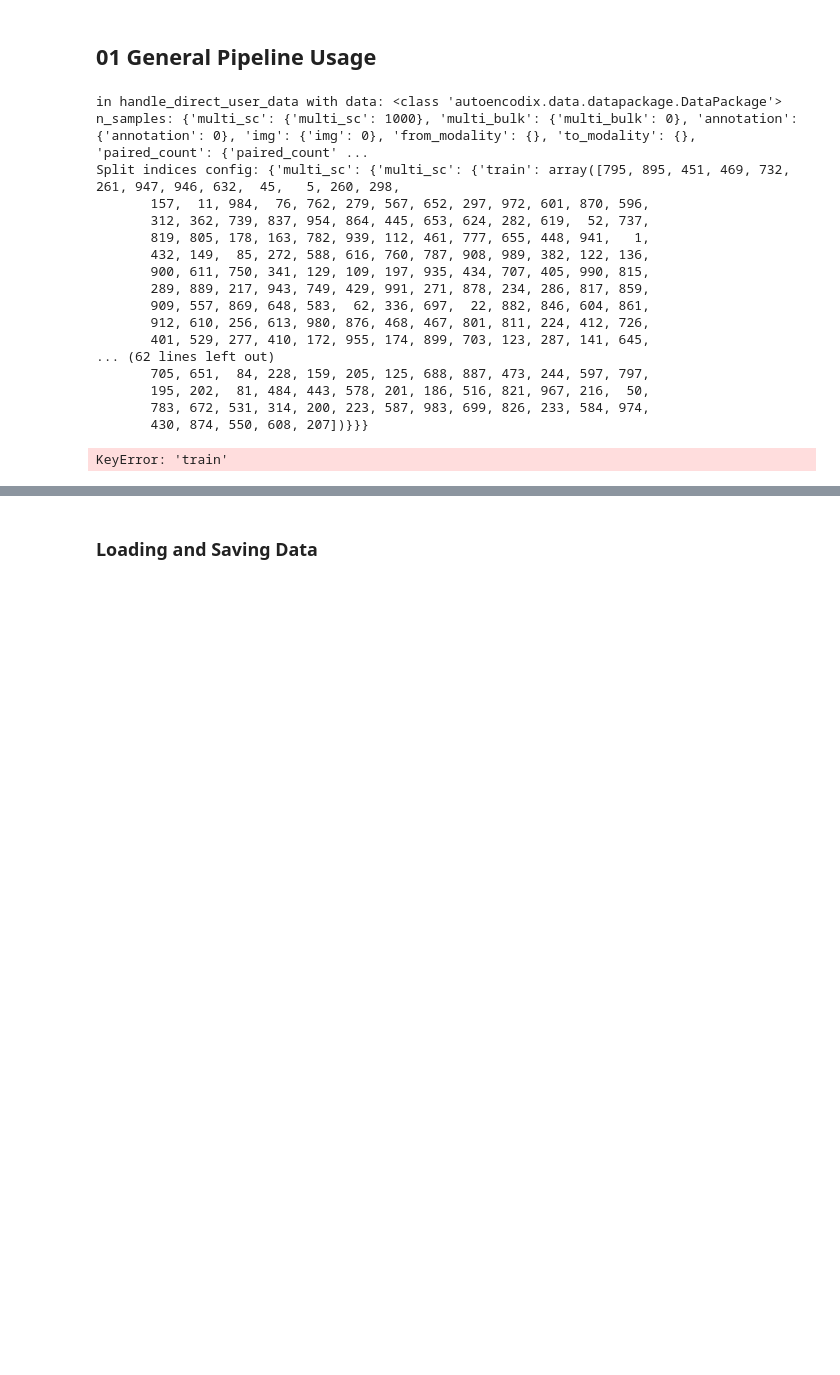
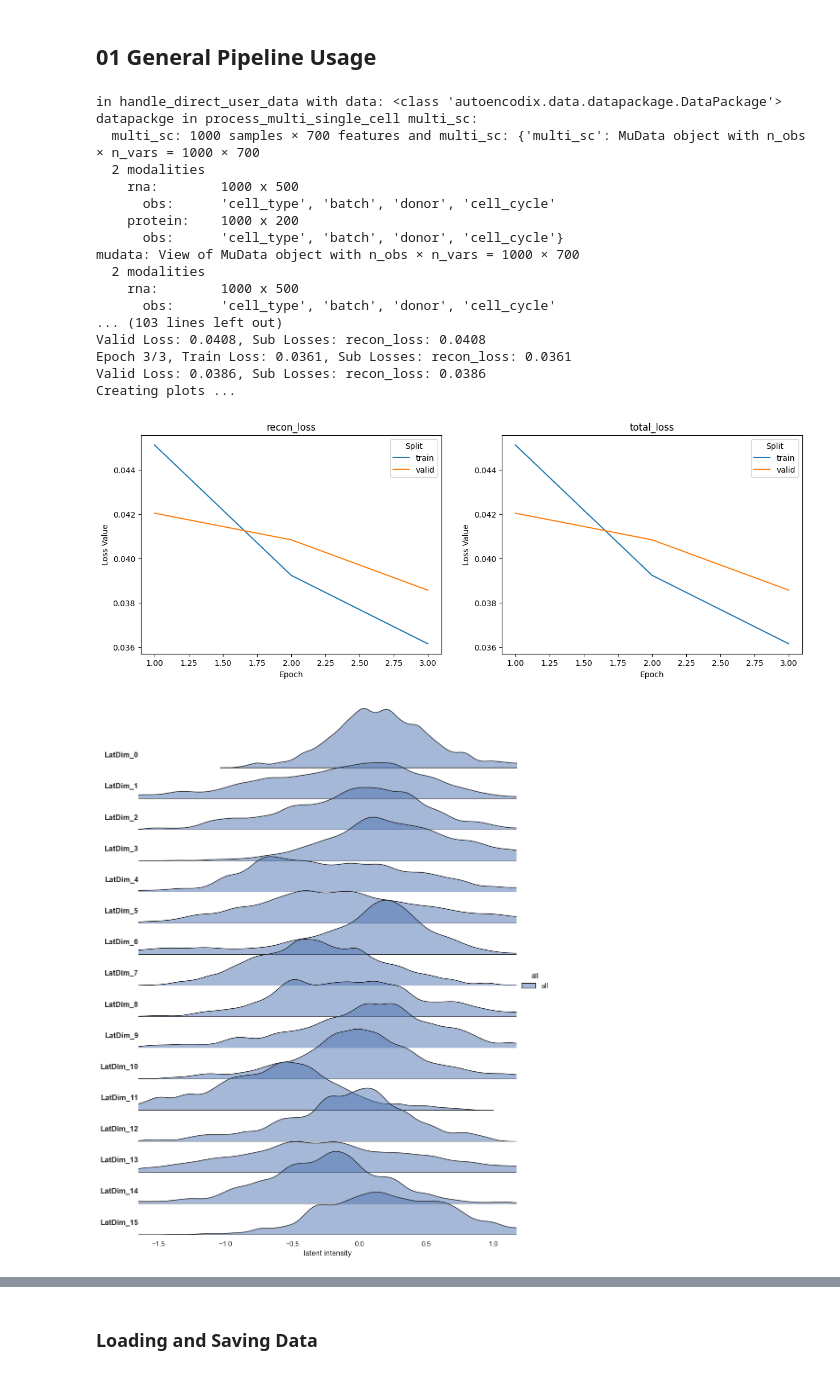
Before and after one commit to jan-forest/autoencodix_package, a Jupyter notebook: notebooks/0.0-mj-sandbox.ipynb, the cells around one changed output, grey strips where cells are left out. Saved outputs shown, nothing was run; the diff lists cells and outputs as text; code cells hidden in the pictures; blank space fills up the shorter version.

Commit message:
added config params for annealing and first draft of annealer class, refactored passing of ontologies, fixed mutable arguments in constructor

```diff
--- a/notebooks/0.0-mj-sandbox.ipynb
+++ b/notebooks/0.0-mj-sandbox.ipynb
@@ -37,36 +37,6 @@ raw_sc = EXAMPLE_MULTI_SC
 # %%
 import autoencodix as acx
 from autoencodix.utils.default_config import DefaultConfig, DataCase
-# %%
-config = DefaultConfig(data_case=DataCase.MULTI_SINGLE_CELL)
-van = acx.Vanillix(user_data=raw_sc, config=config)
-# ------------------------------------------------
-### DATA PROCESSING ### --------------------------
-# job of old make data
-# populates self._datasets attribute with torch dataset
-# (important for training with dataloader)
-# possible to pass a custom Config object, or keyword arguments
-van.preprocess()
-#
-# %% [output]
-in handle_direct_user_data with data: <class 'autoencodix.data.datapackage.DataPackage'>
-n_samples: {'multi_sc': {'multi_sc': 1000}, 'multi_bulk': {'multi_bulk': 0}, 'annotation': {'annotation': 0}, 'img': {'img': 0}, 'from_modality': {}, 'to_modality': {}, 'paired_count': {'paired_count' ...
-Split indices config: {'multi_sc': {'multi_sc': {'train': array([795, 895, 451, 469, 732, 261, 947, 946, 632,  45,   5, 260, 298,
-       157,  11, 984,  76, 762, 279, 567, 652, 297, 972, 601, 870, 596,
-       312, 362, 739, 837, 954, 864, 445, 653, 624, 282, 619,  52, 737,
-       819, 805, 178, 163, 782, 939, 112, 461, 777, 655, 448, 941,   1,
-       432, 149,  85, 272, 588, 616, 760, 787, 908, 989, 382, 122, 136,
-       900, 611, 750, 341, 129, 109, 197, 935, 434, 707, 405, 990, 815,
-       289, 889, 217, 943, 749, 429, 991, 271, 878, 234, 286, 817, 859,
-       909, 557, 869, 648, 583,  62, 336, 697,  22, 882, 846, 604, 861,
-       912, 610, 256, 613, 980, 876, 468, 467, 801, 811, 224, 412, 726,
-       401, 529, 277, 410, 172, 955, 174, 899, 703, 123, 287, 141, 645,
-... (62 lines left out)
-       705, 651,  84, 228, 159, 205, 125, 688, 887, 473, 244, 597, 797,
-       195, 202,  81, 484, 443, 578, 201, 186, 516, 821, 967, 216,  50,
-       783, 672, 531, 314, 200, 223, 587, 983, 699, 826, 233, 584, 974,
-       430, 874, 550, 608, 207])}}}
-KeyError: 'train'
 # %%
 #### --------------------------------------------
 ### INITIALIZATION ### --------------------------
@@ -75,7 +45,7 @@ KeyError: 'train'
 # data should be a numpy array, pandas dataframe or AnnData object
 # possible to pass a custom Config object
 config = DefaultConfig(data_case=DataCase.MULTI_SINGLE_CELL)
-van = acx.Vanillix(user_data=raw_sc, config=config)
+van = acx.Vanillix(data=raw_sc, config=config)
 # ------------------------------------------------
 ### DATA PROCESSING ### --------------------------
 # job of old make data
@@ -84,30 +54,50 @@ van = acx.Vanillix(user_data=raw_sc, config=config)
 # possible to pass a custom Config object, or keyword arguments
 van.preprocess()
 # ------------------------------------------------
 ### MODEL TRAINING ### --------------------------
 # job of old make model
 # calls self.Trainer class to init and train model
 # populates self._model attribute with trained model
 # populates self.result attribute with training results (model, losses, etc)
 van.fit()
 # ------------------------------------------------
 ### PREDICTION ### -------------------------------
 # job of old make predict
 # if no data is passed, used the test split from preprocessing
 # otherwise, uses the data passed, and preprocesses it
 # updates self.result attribute with predictions (latent space, reconstructions, etc)
 van.predict()
 # ------------------------------------------------
 ### EVALUATION ### -------------------------------
 # job of old make ml_task
 # populates self.result attribute with ml task results
 van.evaluate()  # not implemented yet
 # ------------------------------------------------
 ### VISUALIZATION ### ---------------------------
 # job of old make visualize
 # populates self.result attribute with visualizations
 van.visualize()
 # show visualizations for notebook use
 van.show_result()
 # --------------------------
 # --------------------------
+# %% [output]
+in handle_direct_user_data with data: <class 'autoencodix.data.datapackage.DataPackage'>
+datapackge in process_multi_single_cell multi_sc:
+  multi_sc: 1000 samples × 700 features and multi_sc: {'multi_sc': MuData object with n_obs × n_vars = 1000 × 700
+  2 modalities
+    rna:        1000 x 500
+      obs:      'cell_type', 'batch', 'donor', 'cell_cycle'
+    protein:    1000 x 200
+      obs:      'cell_type', 'batch', 'donor', 'cell_cycle'}
+mudata: View of MuData object with n_obs × n_vars = 1000 × 700
+  2 modalities
+    rna:        1000 x 500
+      obs:      'cell_type', 'batch', 'donor', 'cell_cycle'
+... (103 lines left out)
+Valid Loss: 0.0408, Sub Losses: recon_loss: 0.0408
+Epoch 3/3, Train Loss: 0.0361, Sub Losses: recon_loss: 0.0361
+Valid Loss: 0.0386, Sub Losses: recon_loss: 0.0386
+Creating plots ...
+[figure, added]
+[figure, added]
```
Also changed, not shown: parts of 59 cells of this notebook, 8 other files.
